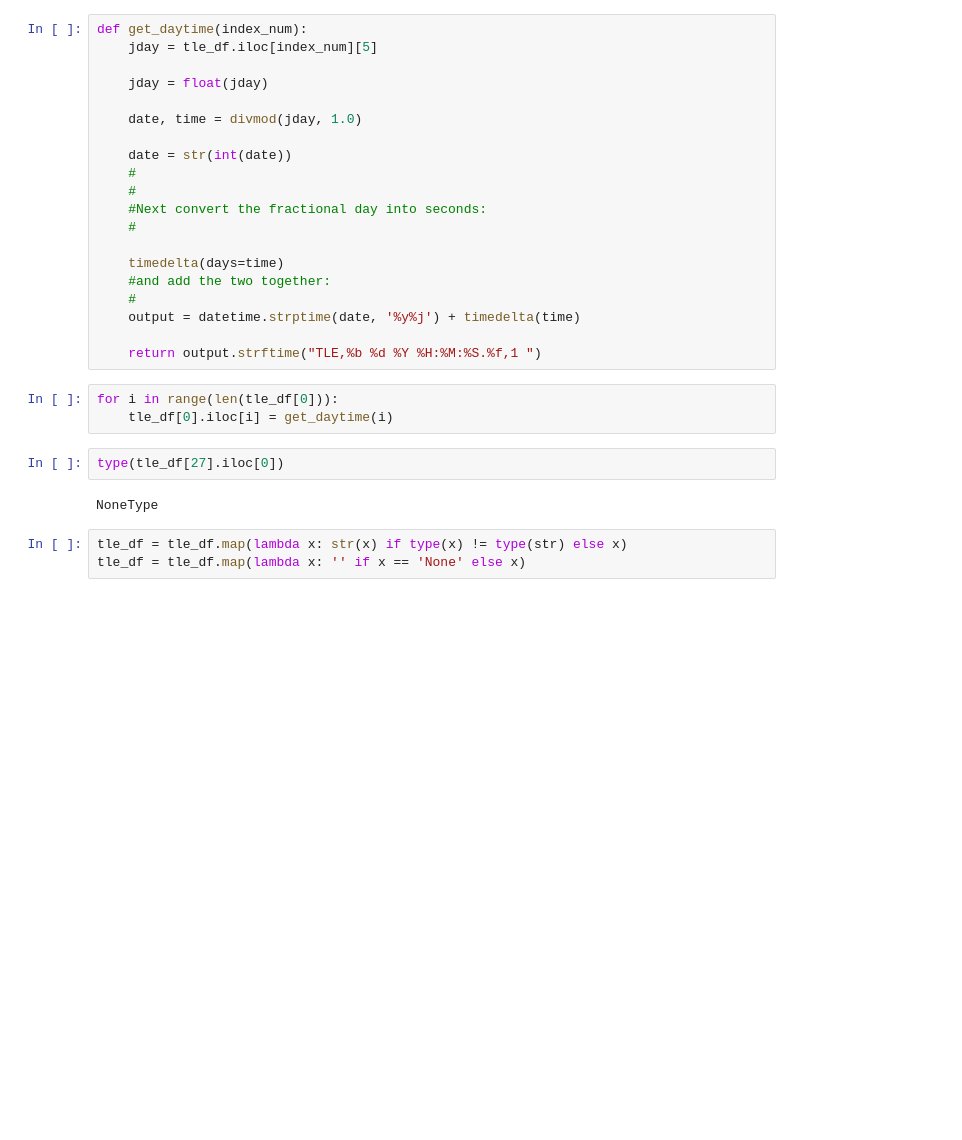
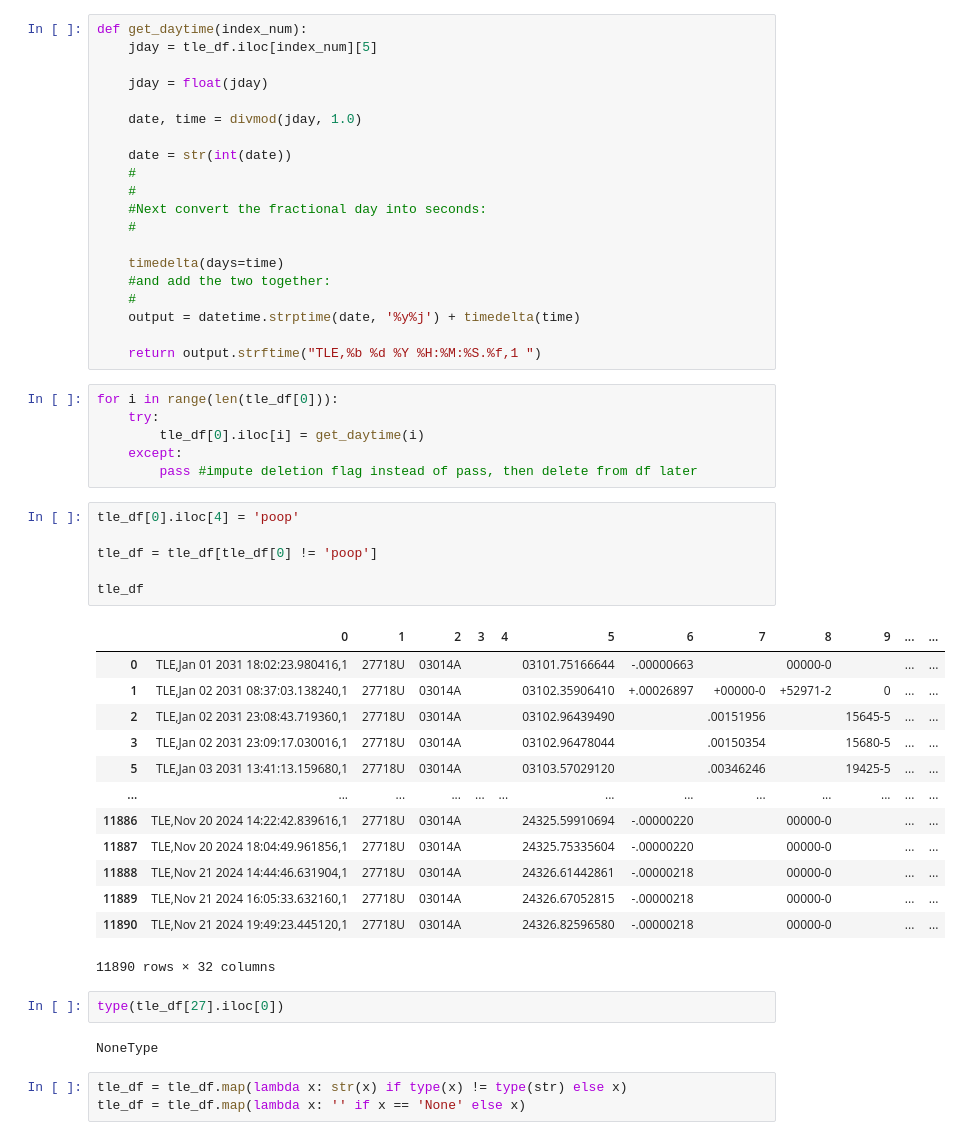
Before and after one commit to GreeneKP/DBbuilder, a Jupyter notebook: spoofer/spoof_jy.ipynb, the cells around one changed output. Saved outputs shown, nothing was run; the diff lists cells and outputs as text; blank space fills up the shorter version.

```diff
--- a/spoofer/spoof_jy.ipynb
+++ b/spoofer/spoof_jy.ipynb
@@ -156,7 +156,30 @@ def get_daytime(index_num):
     return output.strftime("TLE,%b %d %Y %H:%M:%S.%f,1 ")
 # %%
 for i in range(len(tle_df[0])):
-    tle_df[0].iloc[i] = get_daytime(i)
+    try:
+        tle_df[0].iloc[i] = get_daytime(i)
+    except:
+        pass #impute deletion flag instead of pass, then delete from df later
+# %%
+tle_df[0].iloc[4] = 'poop'
+
+tle_df = tle_df[tle_df[0] != 'poop']
+
+tle_df
+# %% [output]
+|  | 0 | 1 | 2 | 3 | 4 | 5 | 6 | 7 | 8 | 9 | ... | ... |
+| 0 | TLE,Jan 01 2031 18:02:23.980416,1 | 27718U | 03014A |  |  | 03101.75166644 | -.00000663 |  | 00000-0 |  | ... | ... |
+| 1 | TLE,Jan 02 2031 08:37:03.138240,1 | 27718U | 03014A |  |  | 03102.35906410 | +.00026897 | +00000-0 | +52971-2 | 0 | ... | ... |
+| 2 | TLE,Jan 02 2031 23:08:43.719360,1 | 27718U | 03014A |  |  | 03102.96439490 |  | .00151956 |  | 15645-5 | ... | ... |
+| 3 | TLE,Jan 02 2031 23:09:17.030016,1 | 27718U | 03014A |  |  | 03102.96478044 |  | .00150354 |  | 15680-5 | ... | ... |
+| 5 | TLE,Jan 03 2031 13:41:13.159680,1 | 27718U | 03014A |  |  | 03103.57029120 |  | .00346246 |  | 19425-5 | ... | ... |
+| ... | ... | ... | ... | ... | ... | ... | ... | ... | ... | ... | ... | ... |
+| 11886 | TLE,Nov 20 2024 14:22:42.839616,1 | 27718U | 03014A |  |  | 24325.59910694 | -.00000220 |  | 00000-0 |  | ... | ... |
+| 11887 | TLE,Nov 20 2024 18:04:49.961856,1 | 27718U | 03014A |  |  | 24325.75335604 | -.00000220 |  | 00000-0 |  | ... | ... |
+| 11888 | TLE,Nov 21 2024 14:44:46.631904,1 | 27718U | 03014A |  |  | 24326.61442861 | -.00000218 |  | 00000-0 |  | ... | ... |
+| 11889 | TLE,Nov 21 2024 16:05:33.632160,1 | 27718U | 03014A |  |  | 24326.67052815 | -.00000218 |  | 00000-0 |  | ... | ... |
+| 11890 | TLE,Nov 21 2024 19:49:23.445120,1 | 27718U | 03014A |  |  | 24326.82596580 | -.00000218 |  | 00000-0 |  | ... | ... |
+11890 rows × 32 columns
 # %%
 type(tle_df[27].iloc[0])
 # %% [output]
```
Also changed, not shown: parts of 15 cells of this notebook, 2 other files.
